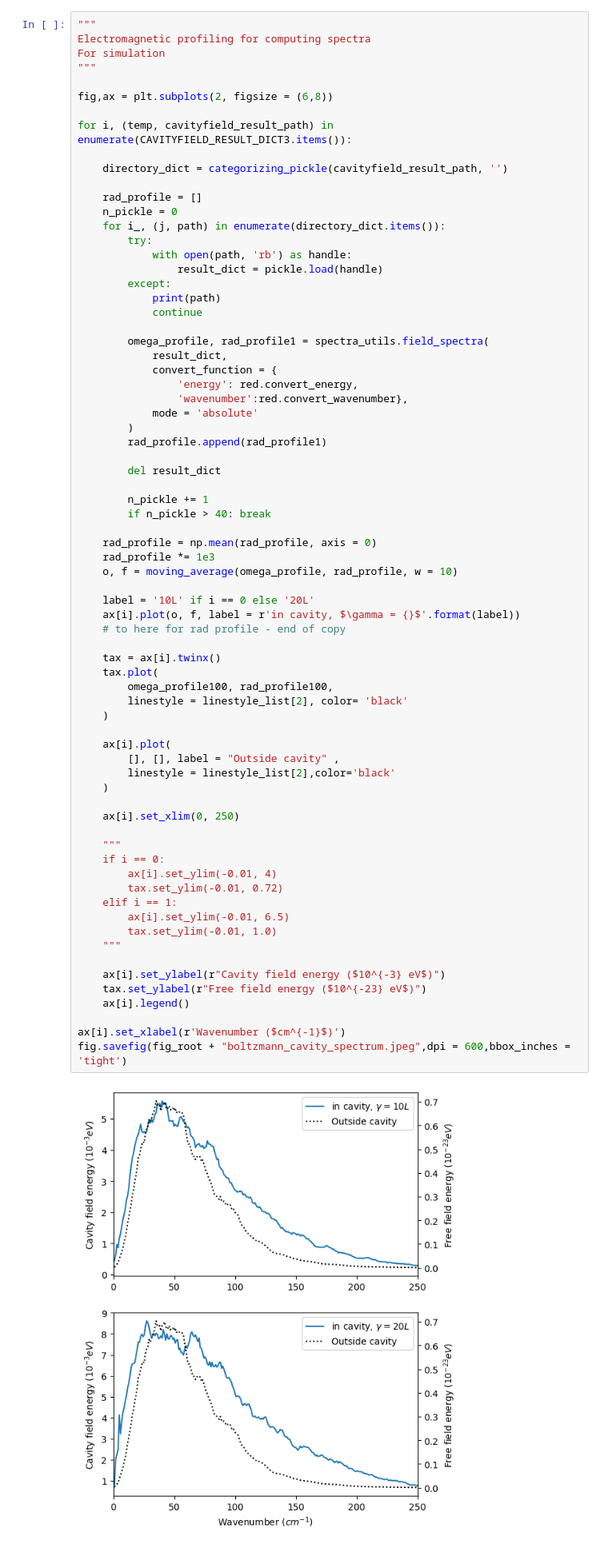
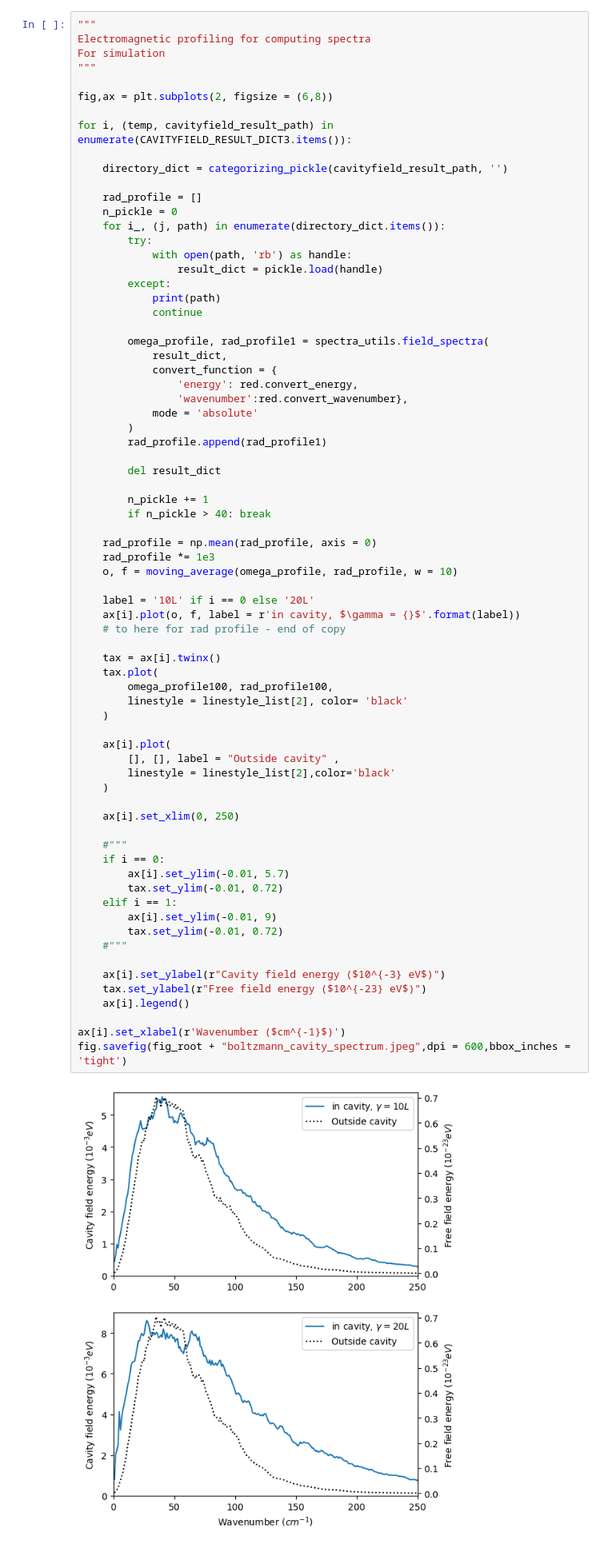
Before and after one commit to RibeiroGroup/Molecular-Dynamics-for-CIS, a Jupyter notebook: src/analyze_monte_carlo.ipynb, the cells around one changed output. Shown at 80% size. Saved outputs shown, nothing was run; the diff lists cells and outputs as text.

```diff
--- a/src/analyze_monte_carlo.ipynb
+++ b/src/analyze_monte_carlo.ipynb
@@ -358,39 +358,39 @@ for i, (temp, cavityfield_result_path) in enumerate(CAVITYFIELD_RESULT_DICT3.ite
     o, f = moving_average(omega_profile, rad_profile, w = 10)
 
     label = '10L' if i == 0 else '20L'
     ax[i].plot(o, f, label = r'in cavity, $\gamma = {}$'.format(label))
     # to here for rad profile - end of copy
 
     tax = ax[i].twinx()
     tax.plot(
         omega_profile100, rad_profile100,
         linestyle = linestyle_list[2], color= 'black'
     )
 
     ax[i].plot(
         [], [], label = "Outside cavity" ,
         linestyle = linestyle_list[2],color='black'
     )
 
     ax[i].set_xlim(0, 250)
 
-    """
+    #"""
     if i == 0:
-        ax[i].set_ylim(-0.01, 4)
+        ax[i].set_ylim(-0.01, 5.7)
         tax.set_ylim(-0.01, 0.72)
     elif i == 1:
-        ax[i].set_ylim(-0.01, 6.5)
-        tax.set_ylim(-0.01, 1.0)
-    """
+        ax[i].set_ylim(-0.01, 9)
+        tax.set_ylim(-0.01, 0.72)
+    #"""
 
     ax[i].set_ylabel(r"Cavity field energy ($10^{-3} eV$)")
     tax.set_ylabel(r"Free field energy ($10^{-23} eV$)")
     ax[i].legend()
 
 ax[i].set_xlabel(r'Wavenumber ($cm^{-1}$)')
 fig.savefig(fig_root + "boltzmann_cavity_spectrum.jpeg",dpi = 600,bbox_inches = 'tight')
 # %% [output]
-[figure, old version]
+[figure, new version]
 # %%
 ##################################
 # HISTOGRAM OF COLLISION TIME    #
```
Also changed, not shown: parts of 2 cells of this notebook, 7 other files.
